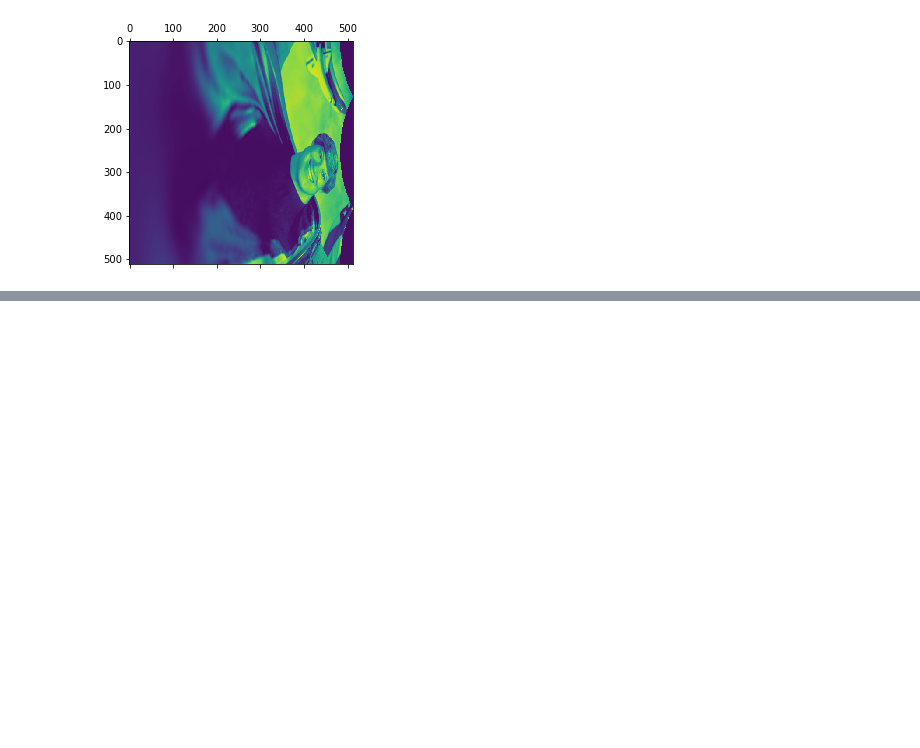
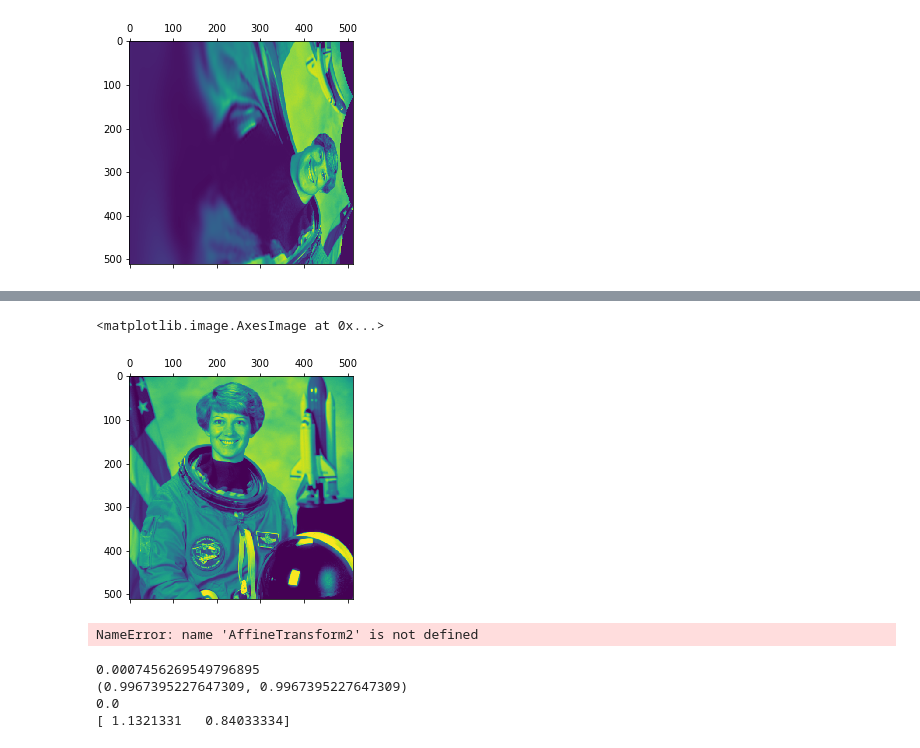
Before and after one commit to janelia-cellmap/FIB-SEM-Aligner, a Jupyter notebook: FIB-SEM Registration.ipynb, the cells around one changed output, grey strips where cells are left out. Saved outputs shown, nothing was run; the diff lists cells and outputs as text; code cells hidden in the pictures; blank space fills up the shorter version.

```diff
--- a/FIB-SEM Registration.ipynb
+++ b/FIB-SEM Registration.ipynb
@@ -389,0 +293,7 @@ af.rotation
+# %%
+test_af = AffineTransform2(rotation=.02, translation=(9, -5), scale=(.95, .95))
+astro2 = warp(astro, test_af)
+plt.matshow(astro2)
+# %% [output]
+<matplotlib.image.AxesImage at 0x...>
+[figure, added]
@@ -389,0 +460,15 @@ af.rotation
+# %%
+im2, af = similarity(astro, astro2)
+# %% [output]
+NameError: name 'AffineTransform2' is not defined
+# %%
+resid = (af @ test_af)
+print(resid.rotation)
+print(resid.scale)
+print(resid.shear)
+print(resid.translation)
+# %% [output]
+0.0007456269549796895
+(0.9967395227647309, 0.9967395227647309)
+0.0
+[ 1.1321331   0.84033334]
```
Also changed, not shown: parts of 48 cells of this notebook.
